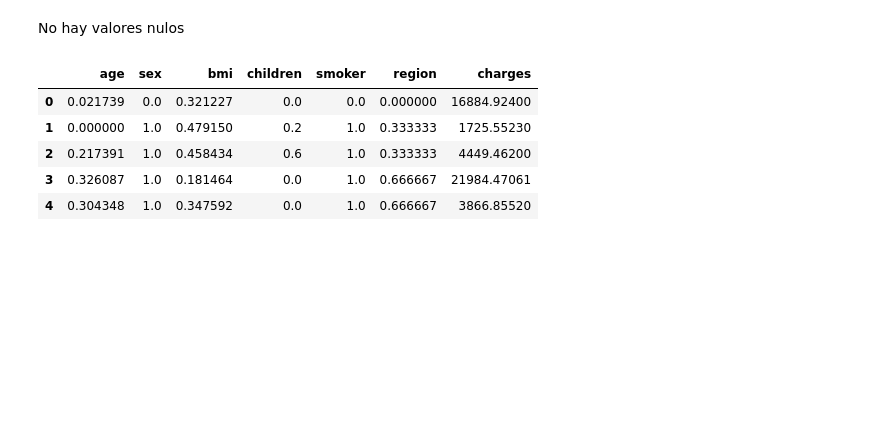
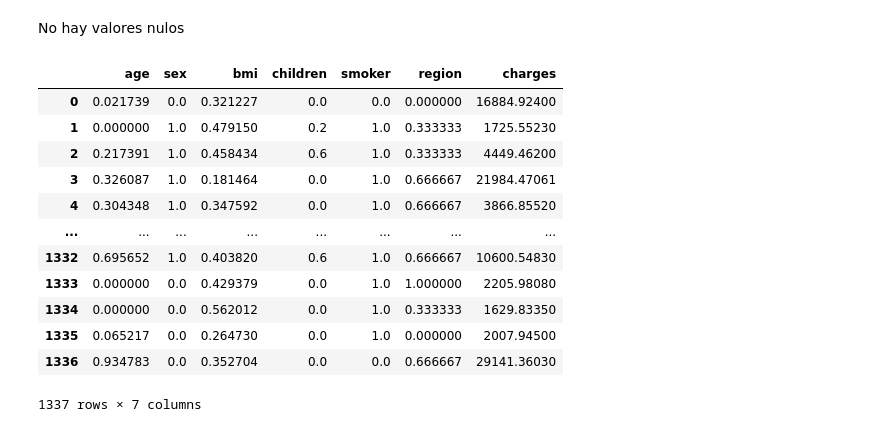
Before and after one commit to LeandroR093/Regresion-Lineal, a Jupyter notebook: src/explore.ipynb, the cells around one changed output. Cells and saved outputs as stored; diff of their text form; code cells hidden in the pictures; blank space fills up the shorter version.

```diff
--- a/src/explore.ipynb
+++ b/src/explore.ipynb
@@ -176,18 +176,25 @@ No hay valores nulos
 # %%
 from sklearn.preprocessing import MinMaxScaler
 
 num_variables = ['age','sex','bmi','children','smoker','region']
 
 scaler = MinMaxScaler()
 columnas_escaladas = scaler.fit_transform(df[num_variables])
 df_escalado = pd.DataFrame(columnas_escaladas,index=df.index,columns = num_variables)
 df_escalado['charges'] = df['charges']
 
-df_escalado.head()
+df_escalado
 # %% [output]
 |  | age | sex | bmi | children | smoker | region | charges |
 | 0 | 0.021739 | 0.0 | 0.321227 | 0.0 | 0.0 | 0.000000 | 16884.92400 |
 | 1 | 0.000000 | 1.0 | 0.479150 | 0.2 | 1.0 | 0.333333 | 1725.55230 |
 | 2 | 0.217391 | 1.0 | 0.458434 | 0.6 | 1.0 | 0.333333 | 4449.46200 |
 | 3 | 0.326087 | 1.0 | 0.181464 | 0.0 | 1.0 | 0.666667 | 21984.47061 |
 | 4 | 0.304348 | 1.0 | 0.347592 | 0.0 | 1.0 | 0.666667 | 3866.85520 |
+| ... | ... | ... | ... | ... | ... | ... | ... |
+| 1332 | 0.695652 | 1.0 | 0.403820 | 0.6 | 1.0 | 0.666667 | 10600.54830 |
+| 1333 | 0.000000 | 0.0 | 0.429379 | 0.0 | 1.0 | 1.000000 | 2205.98080 |
+| 1334 | 0.000000 | 0.0 | 0.562012 | 0.0 | 1.0 | 0.333333 | 1629.83350 |
+| 1335 | 0.065217 | 0.0 | 0.264730 | 0.0 | 1.0 | 0.000000 | 2007.94500 |
+| 1336 | 0.934783 | 0.0 | 0.352704 | 0.0 | 0.0 | 0.666667 | 29141.36030 |
+1337 rows × 7 columns
```
Also changed, not shown: parts of 6 cells of this notebook.
